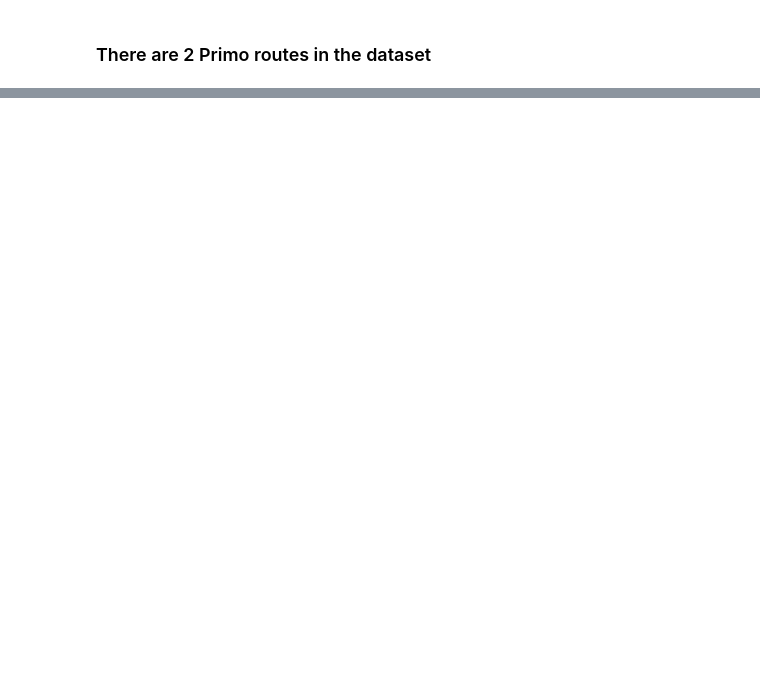
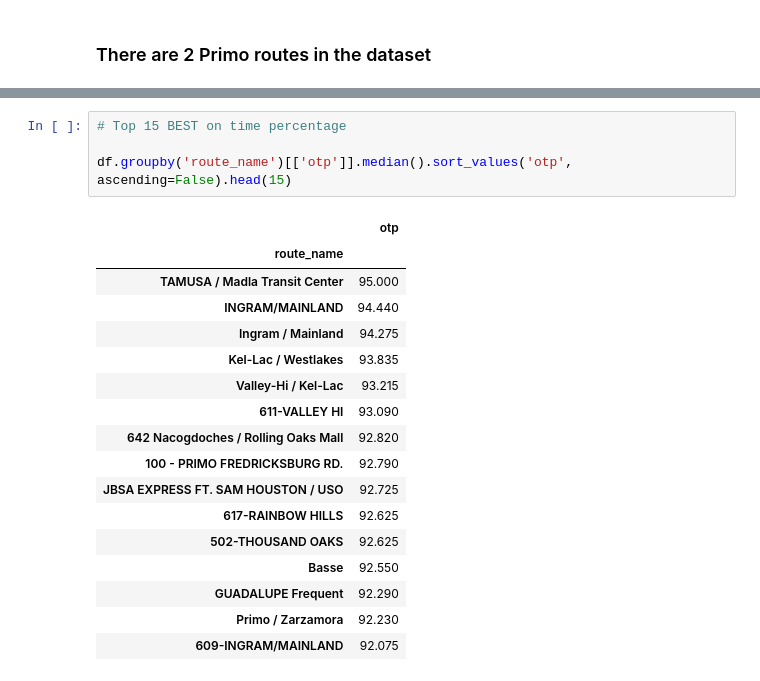
Before and after one commit to faithkane3/numpy_exercises, a Jupyter notebook: via_time.ipynb, the cells around one changed output, grey strips where cells are left out. Saved outputs shown, nothing was run; the diff lists cells and outputs as text; blank space fills up the shorter version.

Commit message:
Commit best and worst routes for on time percentages

```diff
--- a/via_time.ipynb
+++ b/via_time.ipynb
@@ -316,0 +346,22 @@ time[time.route_name.str.contains('Primo')].route_name.value_counts()
+# %%
+# Top 15 BEST on time percentage
+
+df.groupby('route_name')[['otp']].median().sort_values('otp', ascending=False).head(15)
+# %% [output]
+|  | otp |
+| route_name |  |
+| TAMUSA / Madla Transit Center | 95.000 |
+| INGRAM/MAINLAND | 94.440 |
+| Ingram / Mainland | 94.275 |
+| Kel-Lac / Westlakes | 93.835 |
+| Valley-Hi / Kel-Lac | 93.215 |
+| 611-VALLEY HI | 93.090 |
+| 642 Nacogdoches / Rolling Oaks Mall | 92.820 |
+| 100 - PRIMO FREDRICKSBURG RD. | 92.790 |
+| JBSA EXPRESS FT. SAM HOUSTON / USO | 92.725 |
+| 617-RAINBOW HILLS | 92.625 |
+| 502-THOUSAND OAKS | 92.625 |
+| Basse | 92.550 |
+| GUADALUPE Frequent | 92.290 |
+| Primo / Zarzamora | 92.230 |
+| 609-INGRAM/MAINLAND | 92.075 |
```
Also changed, not shown: parts of 6 cells of this notebook.
